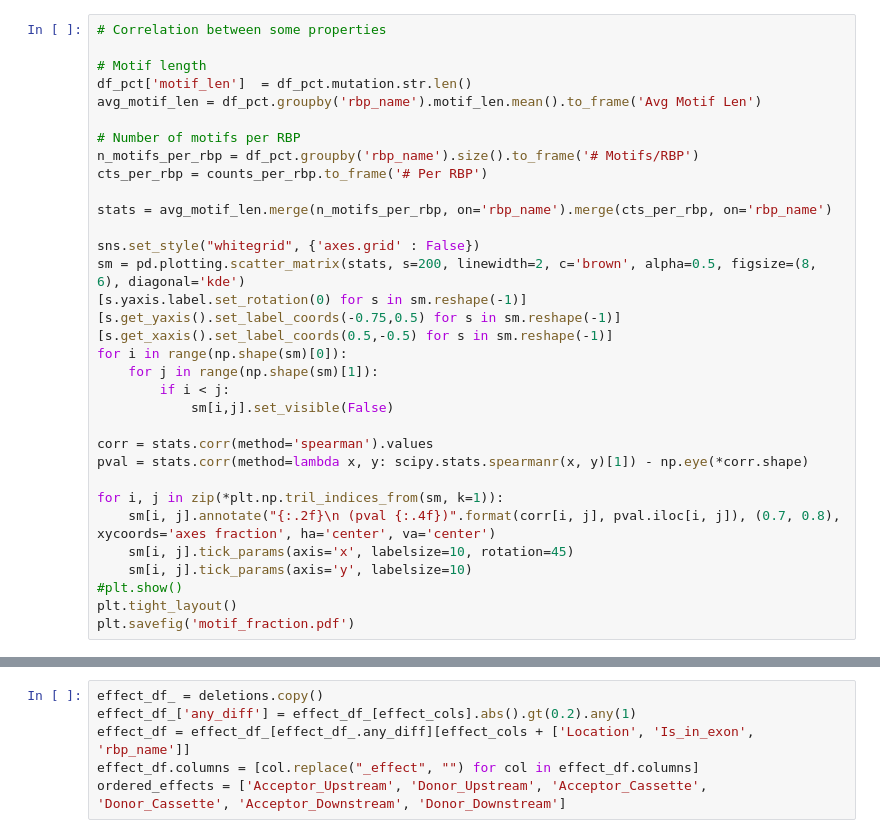
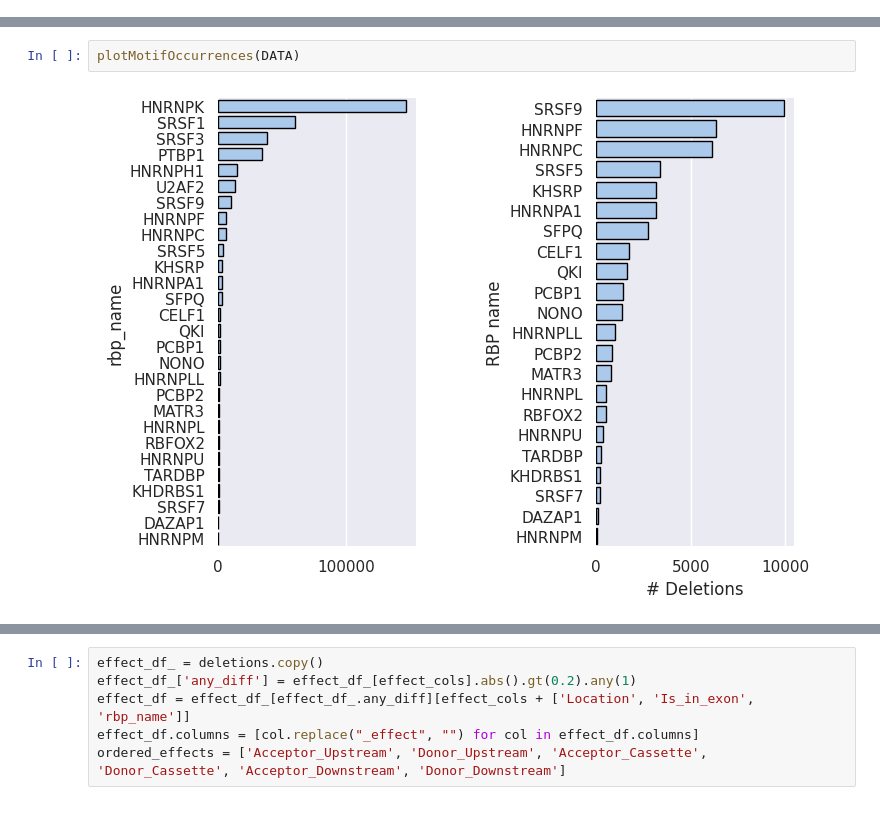
Before and after one commit to PedroBarbosa/mutsplice, a Jupyter notebook: notebooks/3_analyse_mutsplice.ipynb, the cells around one changed output, grey strips where cells are left out. Drawn from its saved outputs; the diff is of its cells as text.

```diff
--- a/notebooks/3_analyse_mutsplice.ipynb
+++ b/notebooks/3_analyse_mutsplice.ipynb
@@ -142,33 +166,0 @@ plt.savefig('motif_fraction.pdf')
-# %%
-# Correlation between some properties
-
-# Motif length
-df_pct['motif_len']  = df_pct.mutation.str.len()
-avg_motif_len = df_pct.groupby('rbp_name').motif_len.mean().to_frame('Avg Motif Len')
-
-# Number of motifs per RBP
-n_motifs_per_rbp = df_pct.groupby('rbp_name').size().to_frame('# Motifs/RBP')
-cts_per_rbp = counts_per_rbp.to_frame('# Per RBP')
-
-stats = avg_motif_len.merge(n_motifs_per_rbp, on='rbp_name').merge(cts_per_rbp, on='rbp_name')
-
-sns.set_style("whitegrid", {'axes.grid' : False})
-sm = pd.plotting.scatter_matrix(stats, s=200, linewidth=2, c='brown', alpha=0.5, figsize=(8, 6), diagonal='kde')
-[s.yaxis.label.set_rotation(0) for s in sm.reshape(-1)]
-[s.get_yaxis().set_label_coords(-0.75,0.5) for s in sm.reshape(-1)]
-[s.get_xaxis().set_label_coords(0.5,-0.5) for s in sm.reshape(-1)]
-for i in range(np.shape(sm)[0]):
-    for j in range(np.shape(sm)[1]):
-        if i < j:
-            sm[i,j].set_visible(False)
-
-corr = stats.corr(method='spearman').values
-pval = stats.corr(method=lambda x, y: scipy.stats.spearmanr(x, y)[1]) - np.eye(*corr.shape)
-
-for i, j in zip(*plt.np.tril_indices_from(sm, k=1)):
-    sm[i, j].annotate("{:.2f}\n (pval {:.4f})".format(corr[i, j], pval.iloc[i, j]), (0.7, 0.8), xycoords='axes fraction', ha='center', va='center')
-    sm[i, j].tick_params(axis='x', labelsize=10, rotation=45)
-    sm[i, j].tick_params(axis='y', labelsize=10)
-#plt.show()
-plt.tight_layout()
-plt.savefig('motif_fraction.pdf')
@@ -177,0 +194,4 @@ LinAlgError: singular matrix
+# %%
+plotMotifOccurrences(DATA)
+# %% [output]
+[figure, added]
```
Also changed, not shown: parts of 71 cells of this notebook, 19 other files.
